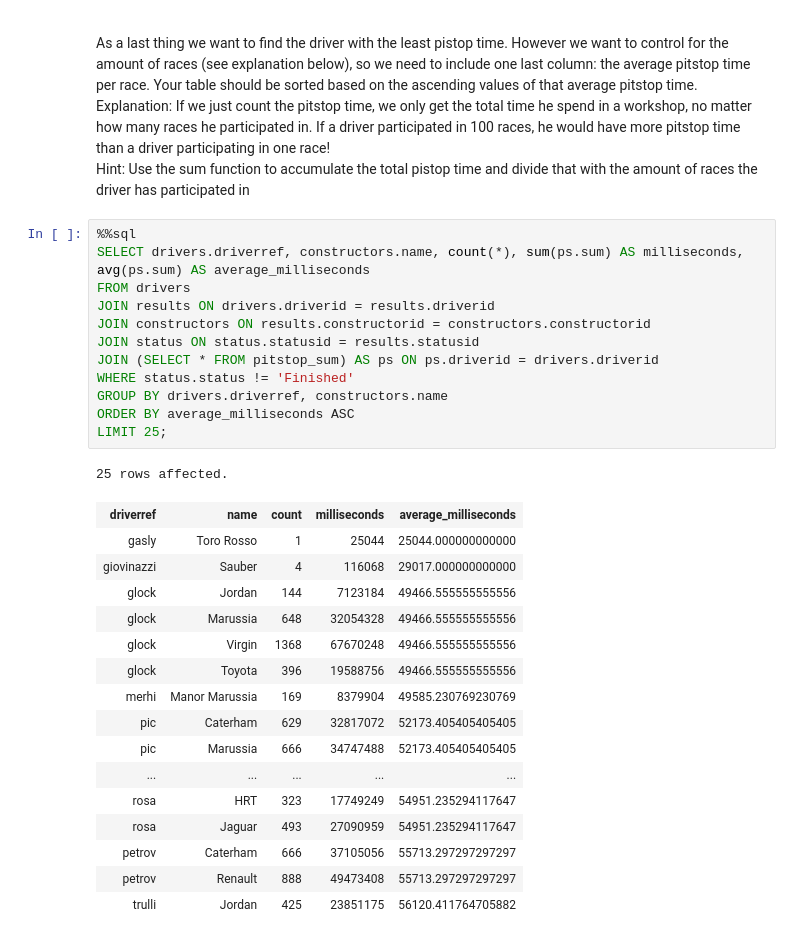
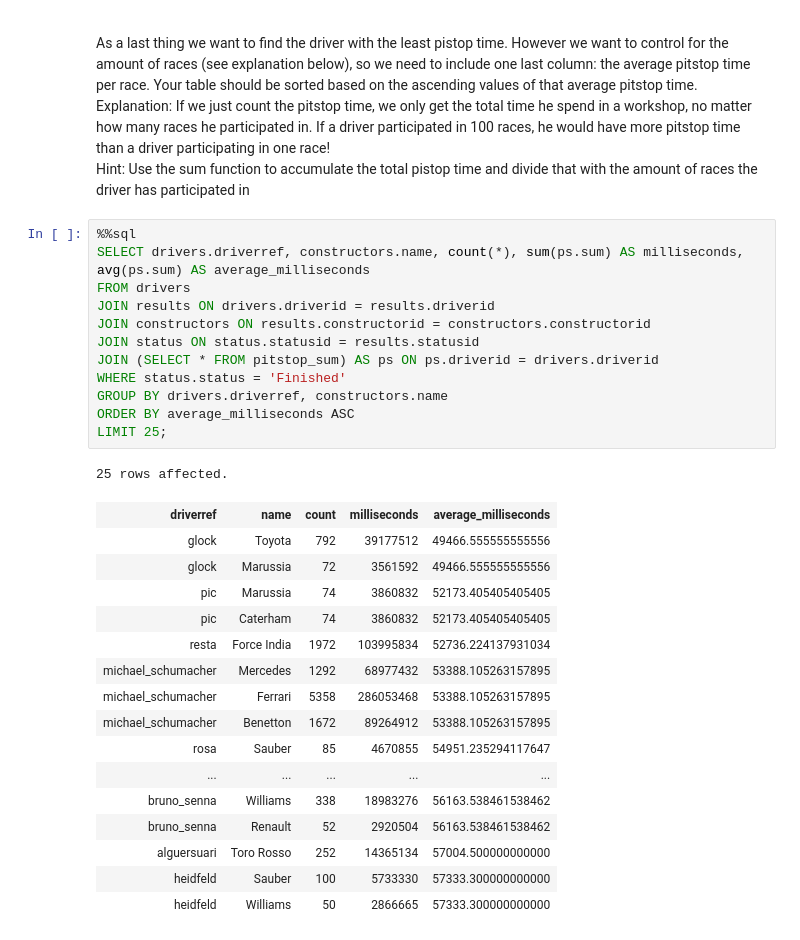
Before and after one commit to CBorum/databases-assignment-7, a Jupyter notebook: databases-assignment-7.ipynb, the cells around one changed output. Cells and saved outputs as stored; diff of their text form.

```diff
--- a/databases-assignment-7.ipynb
+++ b/databases-assignment-7.ipynb
@@ -170,30 +170,30 @@ Hint: Use the sum function to accumulate the total pistop time and divide that w
 # %%
 %%sql
 SELECT drivers.driverref, constructors.name, count(*), sum(ps.sum) AS milliseconds, avg(ps.sum) AS average_milliseconds
 FROM drivers
 JOIN results ON drivers.driverid = results.driverid
 JOIN constructors ON results.constructorid = constructors.constructorid
 JOIN status ON status.statusid = results.statusid
 JOIN (SELECT * FROM pitstop_sum) AS ps ON ps.driverid = drivers.driverid
-WHERE status.status != 'Finished'
+WHERE status.status = 'Finished'
 GROUP BY drivers.driverref, constructors.name
 ORDER BY average_milliseconds ASC
 LIMIT 25;
 # %% [output]
 25 rows affected.
 | driverref | name | count | milliseconds | average_milliseconds |
-| gasly | Toro Rosso | 1 | 25044 | 25044.000000000000 |
-| giovinazzi | Sauber | 4 | 116068 | 29017.000000000000 |
-| glock | Jordan | 144 | 7123184 | 49466.555555555556 |
-| glock | Marussia | 648 | 32054328 | 49466.555555555556 |
-| glock | Virgin | 1368 | 67670248 | 49466.555555555556 |
-| glock | Toyota | 396 | 19588756 | 49466.555555555556 |
-| merhi | Manor Marussia | 169 | 8379904 | 49585.230769230769 |
-| pic | Caterham | 629 | 32817072 | 52173.405405405405 |
-| pic | Marussia | 666 | 34747488 | 52173.405405405405 |
+| glock | Toyota | 792 | 39177512 | 49466.555555555556 |
+| glock | Marussia | 72 | 3561592 | 49466.555555555556 |
+| pic | Marussia | 74 | 3860832 | 52173.405405405405 |
+| pic | Caterham | 74 | 3860832 | 52173.405405405405 |
+| resta | Force India | 1972 | 103995834 | 52736.224137931034 |
+| michael_schumacher | Mercedes | 1292 | 68977432 | 53388.105263157895 |
+| michael_schumacher | Ferrari | 5358 | 286053468 | 53388.105263157895 |
+| michael_schumacher | Benetton | 1672 | 89264912 | 53388.105263157895 |
+| rosa | Sauber | 85 | 4670855 | 54951.235294117647 |
 | ... | ... | ... | ... | ... |
-| rosa | HRT | 323 | 17749249 | 54951.235294117647 |
-| rosa | Jaguar | 493 | 27090959 | 54951.235294117647 |
-| petrov | Caterham | 666 | 37105056 | 55713.297297297297 |
-| petrov | Renault | 888 | 49473408 | 55713.297297297297 |
-| trulli | Jordan | 425 | 23851175 | 56120.411764705882 |
+| bruno_senna | Williams | 338 | 18983276 | 56163.538461538462 |
+| bruno_senna | Renault | 52 | 2920504 | 56163.538461538462 |
+| alguersuari | Toro Rosso | 252 | 14365134 | 57004.500000000000 |
+| heidfeld | Sauber | 100 | 5733330 | 57333.300000000000 |
+| heidfeld | Williams | 50 | 2866665 | 57333.300000000000 |
```
Also changed, not shown: parts of 2 cells of this notebook.
